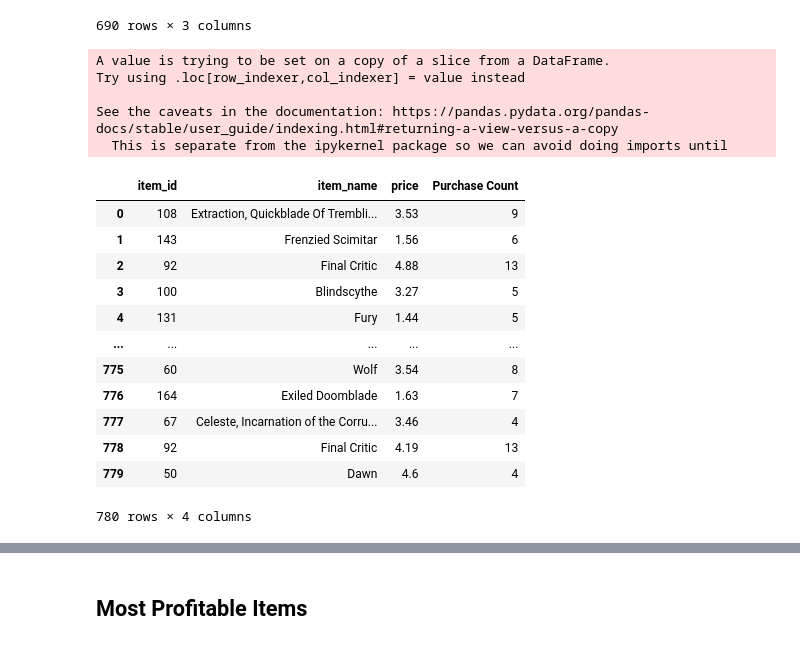
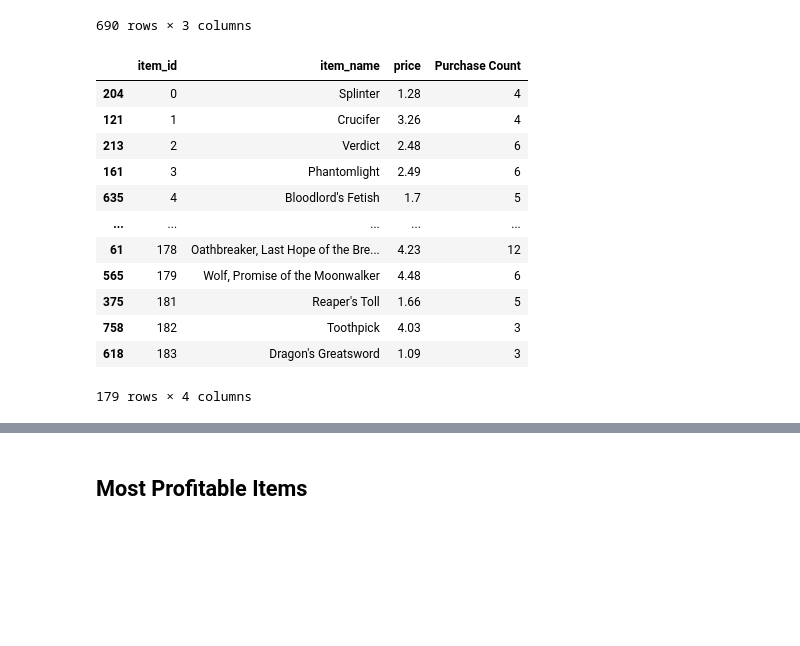
Before and after one commit to faithlierheimer/DABootCampLierheimer, a Jupyter notebook: pandas-challenge/HeroesOfPymoli.ipynb, the cells around one changed output, grey strips where cells are left out. Cells and saved outputs as stored; diff of their text form; code cells hidden in the pictures; blank space fills up the shorter version.

```diff
--- a/pandas-challenge/HeroesOfPymoli.ipynb
+++ b/pandas-challenge/HeroesOfPymoli.ipynb
@@ -825,24 +825,21 @@ popular_items_grouped.head()
 # %%
 #Sort/count
 popular_items_count = popular_items.groupby('item_name')['item_id'].transform('count')
 popular_items['Purchase Count'] = popular_items_count
-popular_items
+popular_items = popular_items.sort_values(by = 'item_id')
+popular_items_no_dupes = popular_items.drop_duplicates(subset = 'item_id', keep = 'first', inplace = False )
+popular_items_no_dupes
 # %% [output]
+|  | item_id | item_name | price | Purchase Count |
+| 204 | 0 | Splinter | 1.28 | 4 |
+| 121 | 1 | Crucifer | 3.26 | 4 |
+| 213 | 2 | Verdict | 2.48 | 6 |
+| 161 | 3 | Phantomlight | 2.49 | 6 |
+| 635 | 4 | Bloodlord's Fetish | 1.7 | 5 |
+| ... | ... | ... | ... | ... |
+| 61 | 178 | Oathbreaker, Last Hope of the Bre... | 4.23 | 12 |
+| 565 | 179 | Wolf, Promise of the Moonwalker | 4.48 | 6 |
+| 375 | 181 | Reaper's Toll | 1.66 | 5 |
+| 758 | 182 | Toothpick | 4.03 | 3 |
+| 618 | 183 | Dragon's Greatsword | 1.09 | 3 |
-A value is trying to be set on a copy of a slice from a DataFrame.
-Try using .loc[row_indexer,col_indexer] = value instead
-
-See the caveats in the documentation: https://pandas.pydata.org/pandas-docs/stable/user_guide/indexing.html#returning-a-view-versus-a-copy
-  This is separate from the ipykernel package so we can avoid doing imports until
+179 rows × 4 columns
-|  | item_id | item_name | price | Purchase Count |
-| 0 | 108 | Extraction, Quickblade Of Trembli... | 3.53 | 9 |
-| 1 | 143 | Frenzied Scimitar | 1.56 | 6 |
-| 2 | 92 | Final Critic | 4.88 | 13 |
-| 3 | 100 | Blindscythe | 3.27 | 5 |
-| 4 | 131 | Fury | 1.44 | 5 |
-| ... | ... | ... | ... | ... |
-| 775 | 60 | Wolf | 3.54 | 8 |
-| 776 | 164 | Exiled Doomblade | 1.63 | 7 |
-| 777 | 67 | Celeste, Incarnation of the Corru... | 3.46 | 4 |
-| 778 | 92 | Final Critic | 4.19 | 13 |
-| 779 | 50 | Dawn | 4.6 | 4 |
-780 rows × 4 columns
```
Also changed, not shown: parts of 7 cells of this notebook.
